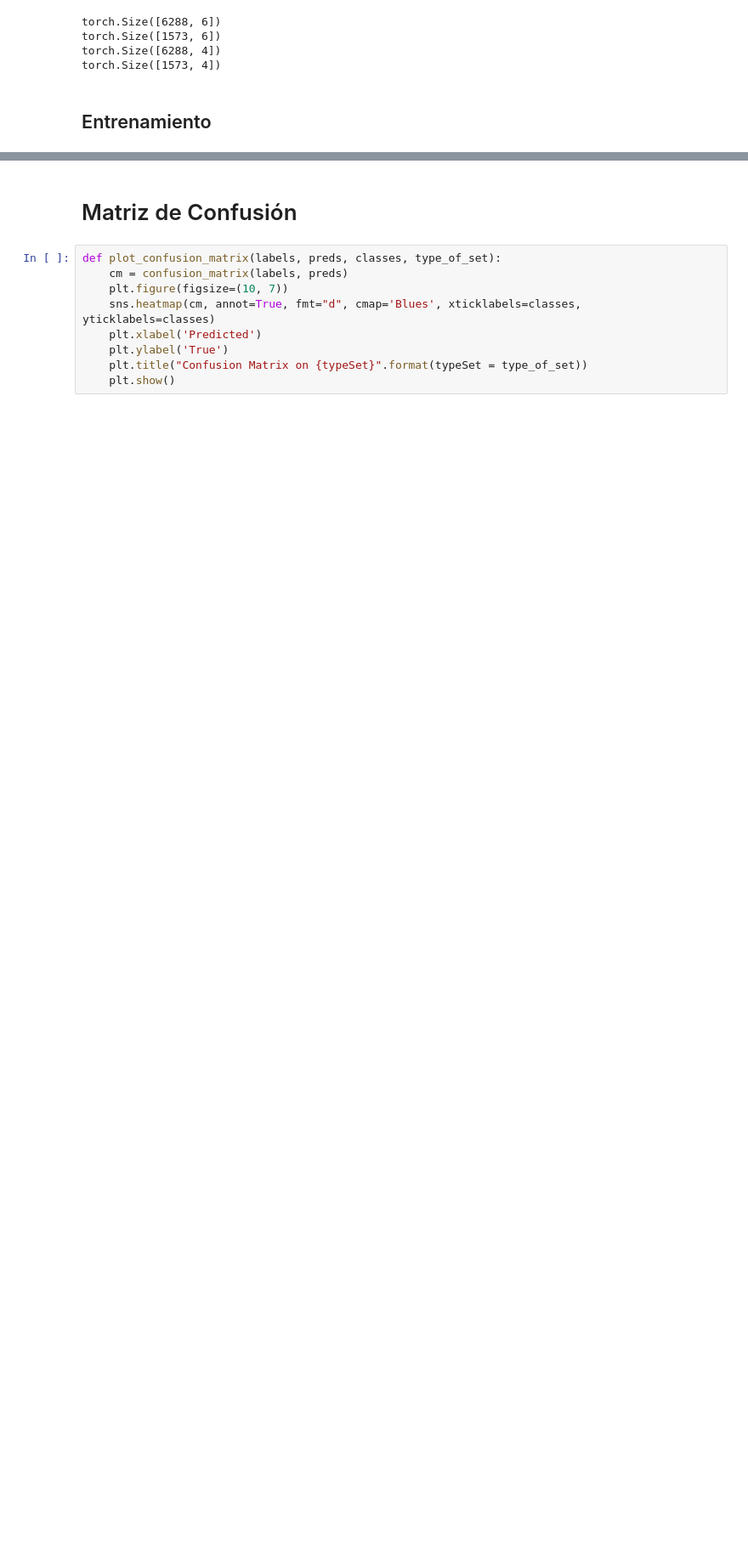
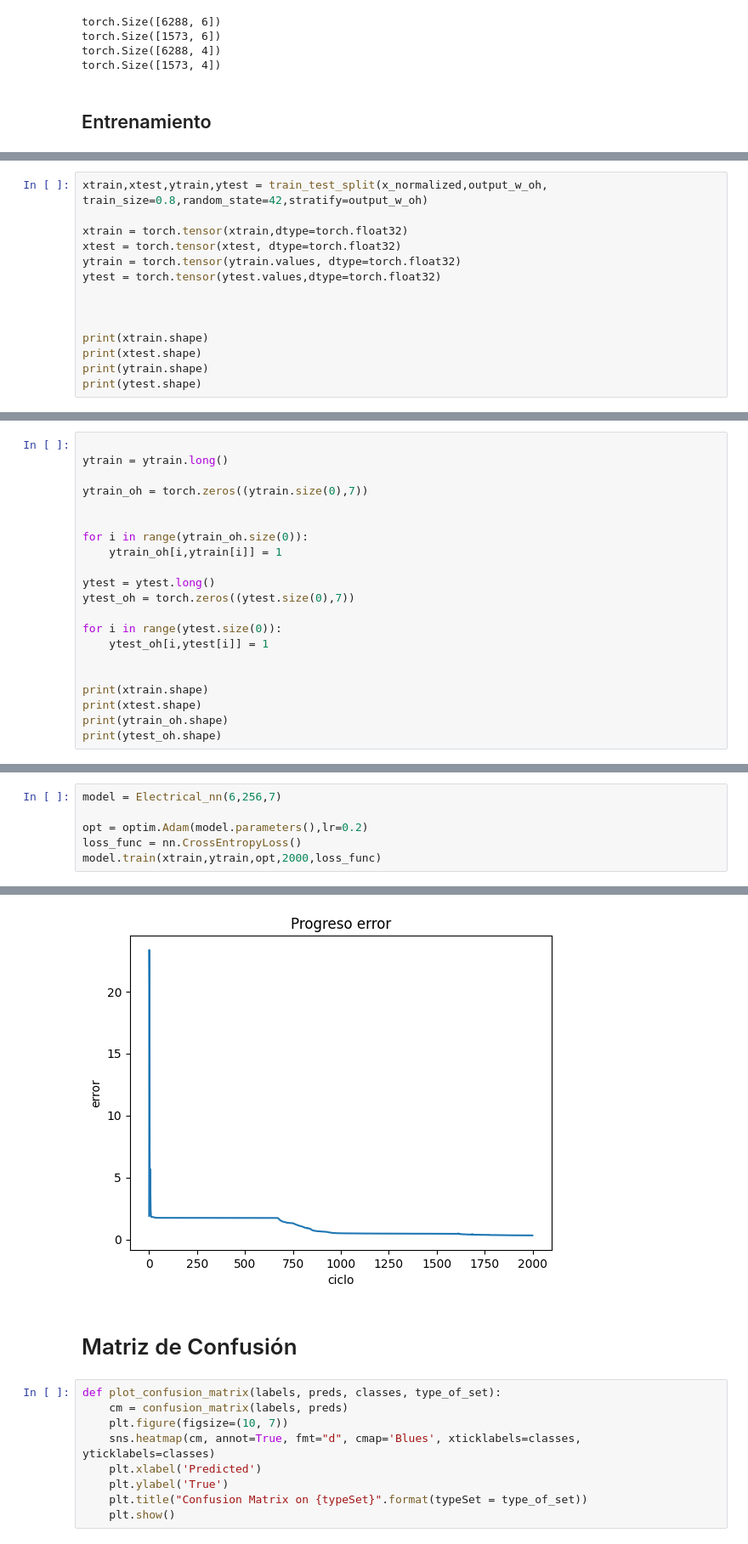
Before and after one commit to julian-rosas/red-neuronal-deteccion-fallas-energia, a Jupyter notebook: RedNeuronal.ipynb, the cells around one changed output, grey strips where cells are left out. Shown: that part at 85% size. Saved outputs shown, nothing was run; the diff lists cells and outputs as text; blank space fills up the shorter version.

```diff
--- a/RedNeuronal.ipynb
+++ b/RedNeuronal.ipynb
@@ -379,0 +436,14 @@ model.train(xtrain,ytrain,opt,5000,loss_func)
+# %%
+xtrain,xtest,ytrain,ytest = train_test_split(x_normalized,output_w_oh, train_size=0.8,random_state=42,stratify=output_w_oh)
+
+xtrain = torch.tensor(xtrain,dtype=torch.float32)
+xtest = torch.tensor(xtest, dtype=torch.float32)
+ytrain = torch.tensor(ytrain.values, dtype=torch.float32)
+ytest = torch.tensor(ytest.values,dtype=torch.float32)
+
+
+
+print(xtrain.shape)
+print(xtest.shape)
+print(ytrain.shape)
+print(ytest.shape)
@@ -379,0 +455,21 @@ model.train(xtrain,ytrain,opt,5000,loss_func)
+# %%
+
+ytrain = ytrain.long()
+
+ytrain_oh = torch.zeros((ytrain.size(0),7))
+
+
+for i in range(ytrain_oh.size(0)):
+    ytrain_oh[i,ytrain[i]] = 1
+
+ytest = ytest.long()
+ytest_oh = torch.zeros((ytest.size(0),7))
+
+for i in range(ytest.size(0)):
+    ytest_oh[i,ytest[i]] = 1
+
+
+print(xtrain.shape)
+print(xtest.shape)
+print(ytrain_oh.shape)
+print(ytest_oh.shape)
@@ -379,0 +481,7 @@ model.train(xtrain,ytrain,opt,5000,loss_func)
+# %%
+model = Electrical_nn(6,256,7)
+
+opt = optim.Adam(model.parameters(),lr=0.2)
+loss_func = nn.CrossEntropyLoss()
+model.train(xtrain,ytrain,opt,2000,loss_func)
+# %% [output]
@@ -380,3 +505,4 @@ model.train(xtrain,ytrain,opt,5000,loss_func)
+[figure, added]
 # %% [markdown]
 # Matriz de Confusión
 # %%
```
Also changed, not shown: parts of 15 cells of this notebook.
